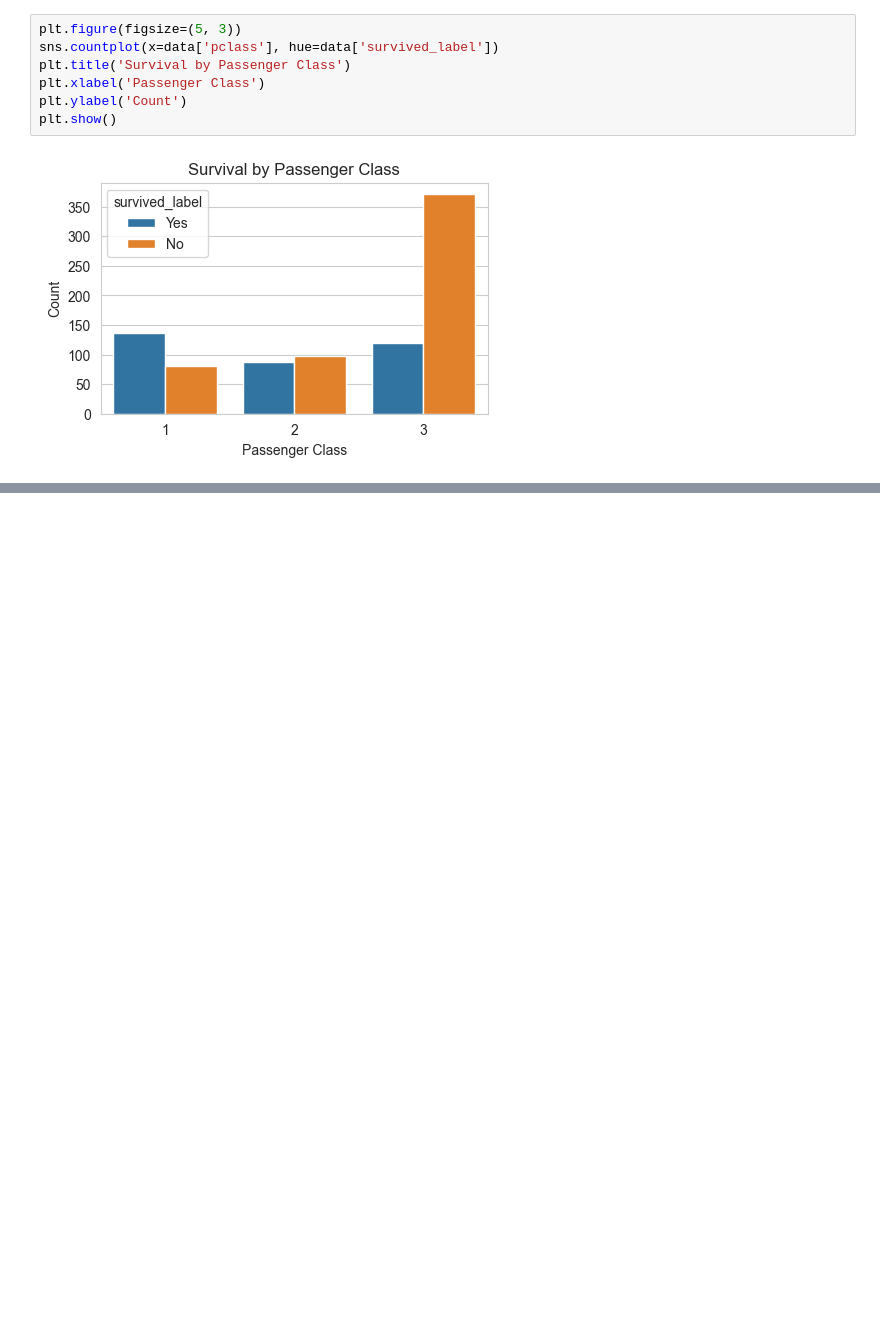
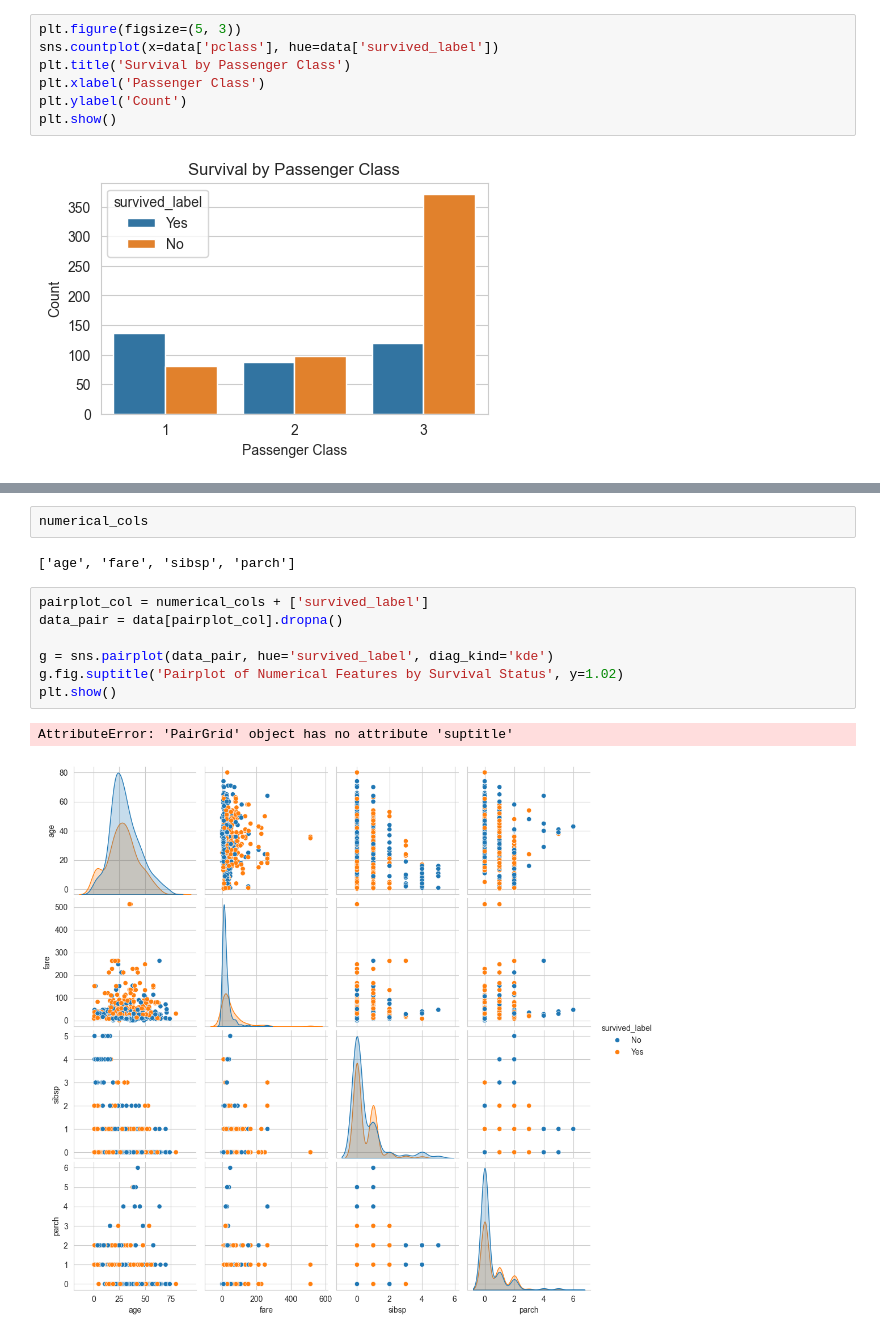
Before and after one commit to Foysalmeazi/bivariate_data_analysis, a Jupyter notebook: bivariate_data_analysis.ipynb, the cells around one changed output, grey strips where cells are left out. Saved outputs shown, nothing was run; the diff lists cells and outputs as text; blank space fills up the shorter version.

Commit message:
Multivariate pairplot

```diff
--- a/bivariate_data_analysis.ipynb
+++ b/bivariate_data_analysis.ipynb
@@ -351,0 +370,14 @@ plt.show()
+# %%
+numerical_cols
+# %% [output]
+['age', 'fare', 'sibsp', 'parch']
+# %%
+pairplot_col = numerical_cols + ['survived_label']
+data_pair = data[pairplot_col].dropna()
+
+g = sns.pairplot(data_pair, hue='survived_label', diag_kind='kde')
+g.fig.suptitle('Pairplot of Numerical Features by Survival Status', y=1.02)
+plt.show()
+# %% [output]
+AttributeError: 'PairGrid' object has no attribute 'suptitle'
+[figure, added]
```
Also changed, not shown: parts of 4 cells of this notebook.
